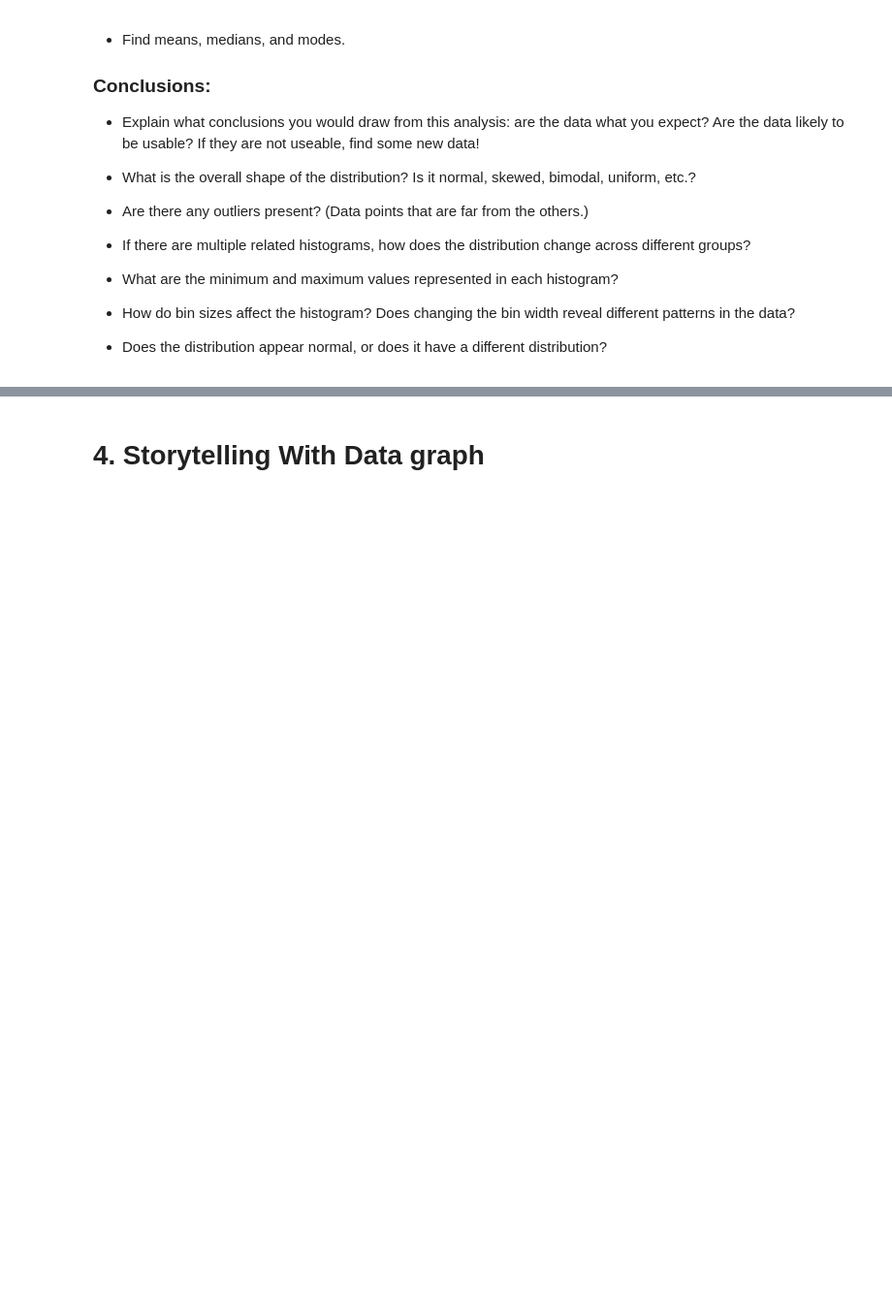
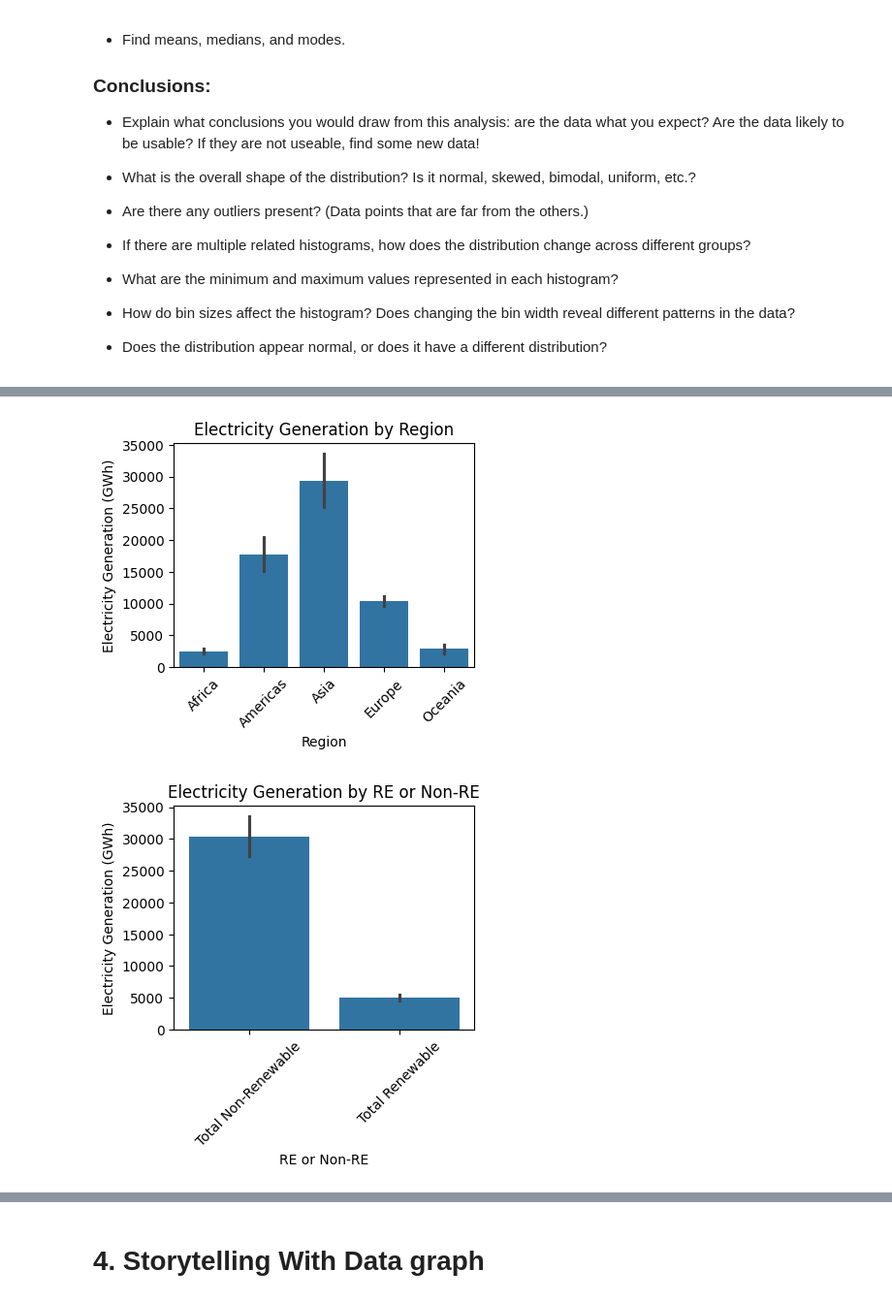
Before and after one commit to bu-sohan/AI-for-Leaders-Spring-2025, a Jupyter notebook: Week4.ipynb, the cells around one changed output, grey strips where cells are left out. Shown: that part at 97% size. Cells and saved outputs as stored; diff of their text form; code cells hidden in the pictures; blank space fills up the shorter version.

```diff
--- a/Week4.ipynb
+++ b/Week4.ipynb
@@ -92,3 +92,13 @@ This week, you will do the same types of exercises as last week, but you should
 - How do bin sizes affect the histogram?  Does changing the bin width reveal different patterns in the data?
 
 - Does the distribution appear normal, or does it have a different distribution?
+# %%
+import pandas as pd
+import seaborn as sns
+import matplotlib.pyplot as plt
+import numpy as np
+
+ren_energy = pd.read_csv("IRENA_RenewableEnergy_Statistics_2000-2022.csv", encoding='latin-1')
+
+# Check the basic information of the dataset
+print(ren_energy.info())
@@ -94,0 +149,25 @@ This week, you will do the same types of exercises as last week, but you should
+# %%
+
+# Bar plot for Electricity Generation by Region
+plt.figure(figsize=(4,3))
+sns.barplot(data=ren_energy, x='Region', y='Electricity Generation (GWh)')
+plt.title('Electricity Generation by Region')
+plt.xticks(rotation=45)
+plt.show()
+
+# Bar plot for Electricity Generation by Energy Type
+plt.figure(figsize=(4, 3))
+sns.barplot(data=ren_energy, x='RE or Non-RE', y='Electricity Generation (GWh)')
+plt.title('Electricity Generation by RE or Non-RE')
+plt.xticks(rotation=45)
+plt.show()
+
+# Bar plot for Electricity Generation by Energy Type
+plt.figure(figsize=(4, 3))
+sns.barplot(data=ren_energy, x='Group Technology', y='Region')
+plt.title('Group Technolog by Region')
+plt.xticks(rotation=45)
+plt.show()
+# %% [output]
+[figure, added]
+[figure, added]
```
Also changed, not shown: parts of 10 cells of this notebook.
